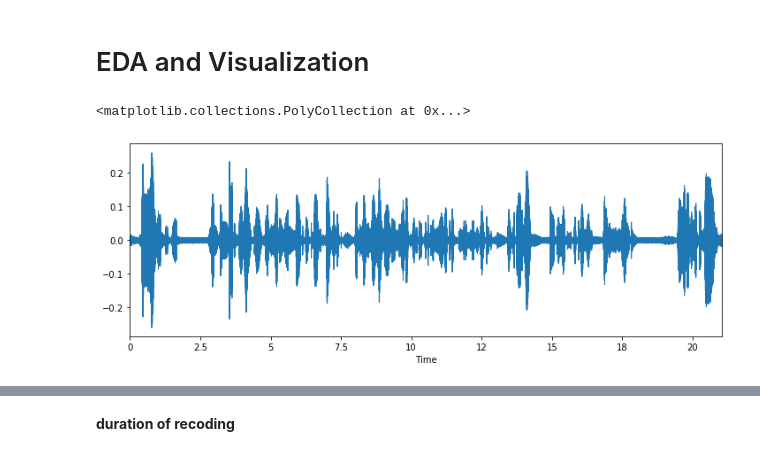
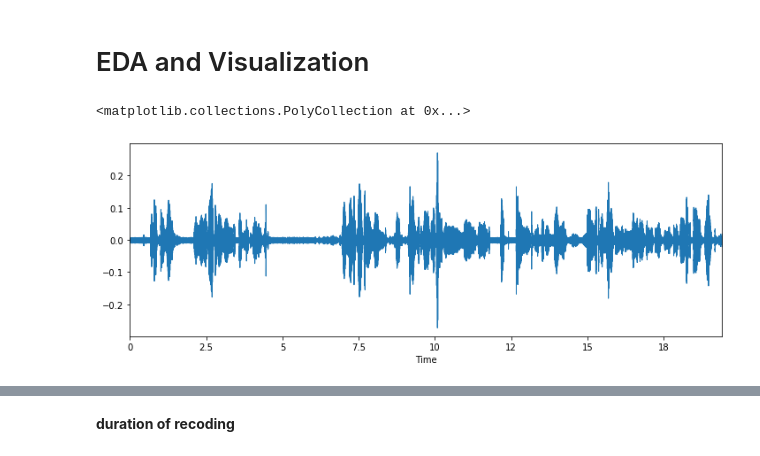
Before and after one commit to atsushii/Neural-Machine-Translation-Project, a Jupyter notebook: voice_recognition/en_speech_to_text.ipynb, the cells around one changed output, grey strips where cells are left out. Drawn from its saved outputs; the diff is of its cells as text; code cells hidden in the pictures.

```diff
--- a/voice_recognition/en_speech_to_text.ipynb
+++ b/voice_recognition/en_speech_to_text.ipynb
@@ -10,12 +11,12 @@ from scipy.io import wavfile
 # EDA and Visualization
 # %%
 train_audio_path = "dataset/LibriSpeech/train-clean-100/103/1240/"
-samples, sample_rate = librosa.load(train_audio_path + "103-1240-0029.flac")
+samples, sample_rate = librosa.load(train_audio_path + "103-1240-0000.flac")
 plt.figure(figsize=(12, 4))
 librosa.display.waveplot(samples, sr=16000)
 # %% [output]
 <matplotlib.collections.PolyCollection at 0x...>
-[figure, old version]
+[figure, new version]
 # %%
 ipd.Audio(samples, rate=sample_rate)
 # %% [output]
```
Also changed, not shown: parts of 13 cells of this notebook.
